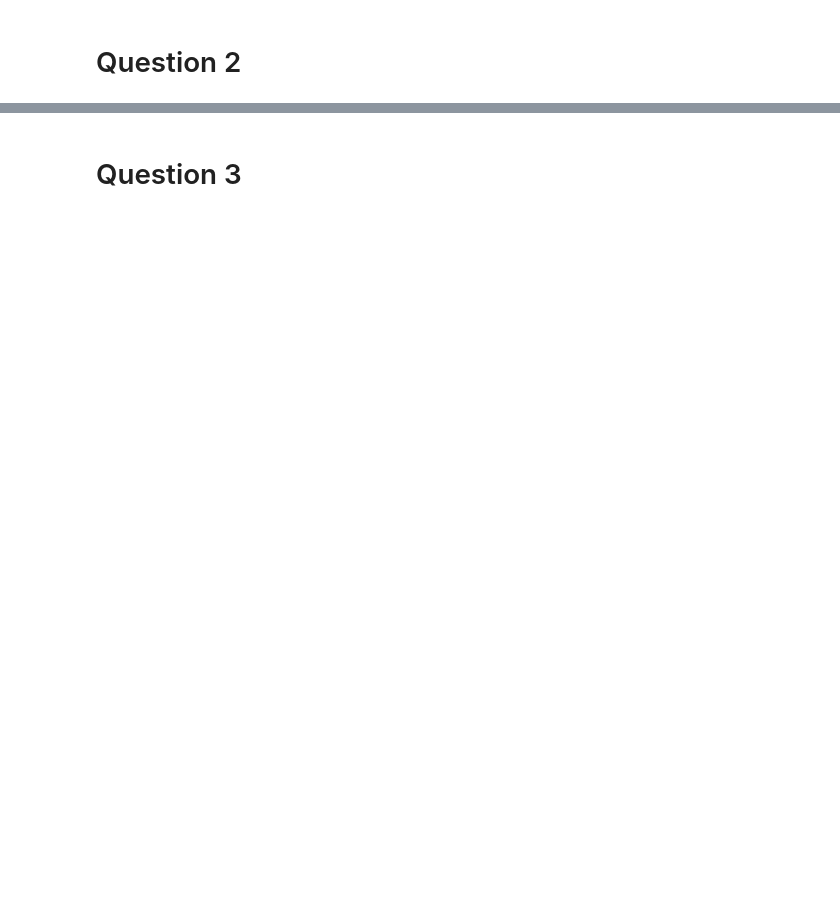
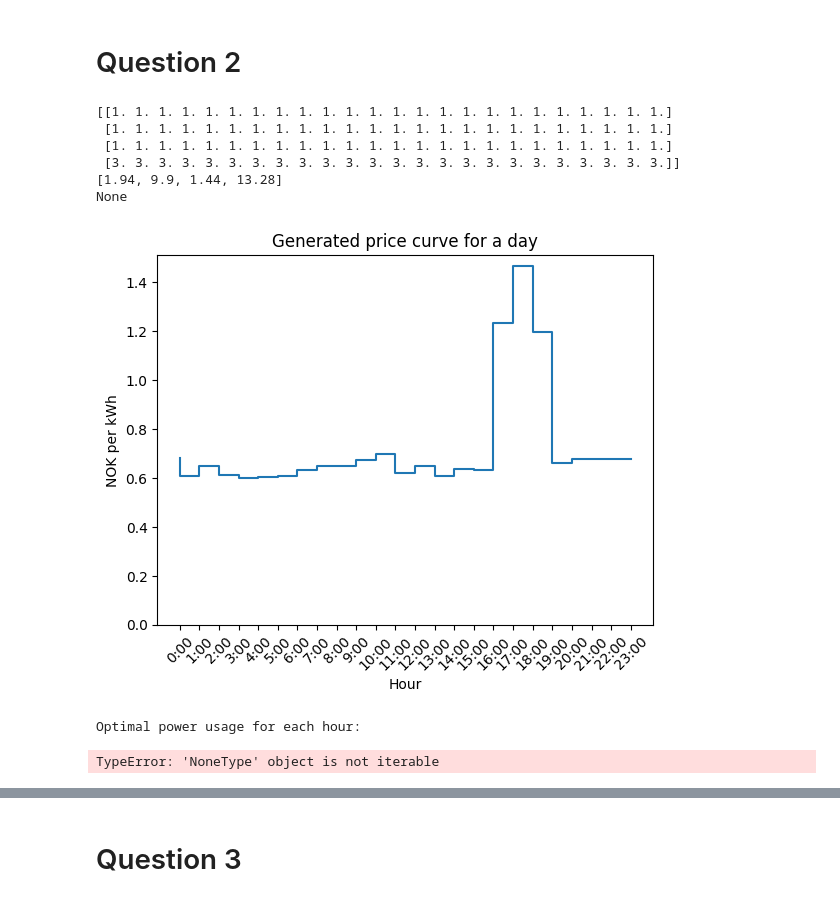
Before and after one commit to aishanbianshan/IN5410_a1, a Jupyter notebook: assignment1.ipynb, the cells around one changed output, grey strips where cells are left out. Drawn from its saved outputs; the diff is of its cells as text; code cells hidden in the pictures; blank space fills up the shorter version.

```diff
--- a/assignment1.ipynb
+++ b/assignment1.ipynb
@@ -115,2 +123,77 @@ plot_price_curve_vs_usage(costs, optimal_usage)
 # %% [markdown]
 # Question 2
+# %%
+# Constants
+peak_hours = range(17, 20)  # Peak hours from 5:00pm to 8:00pm
+
+# Power requirements and time constraints for each applicant
+applicants = [
+    # shiftable loads
+    {"power": 1.94, "hours": range(24)},  # A
+    {"power": 9.9, "hours": range(24)},  # B
+    {"power": 1.44, "hours": range(24)},  # C
+    # non-shiftable loads
+    {"power": 2, "hours": range(10, 20)},  # D
+    {"power": 9.5, "hours": range(17, 24)},  # E
+]
+
+shiftable_applicants = applicants[:3]
+non_shiftable_applicants = applicants[3:]
+
+# Objective function coefficients (RTP kWh)
+costs = [
+    random.uniform(1, 1.5) if i in peak_hours else random.uniform(0.6, 0.7)
+    for i in range(24)
+]
+
+# Construct the constraint matrix (each row represents an hour)
+A_eq = np.zeros((4, 24))  # 5 rows for each applicant and one for the total power usage
+for i, applicant in enumerate(shiftable_applicants):
+    for hour in applicant["hours"]:
+        A_eq[i, hour] = 1  # Assign 1 to the corresponding hours for each applicant
+
+
+# Define the right-hand side vector (power requirements)
+power_requirements = [applicant["power"] for applicant in shiftable_applicants]
+
+# add the sum of each coloumn to the last row of the A_eq matrix
+A_eq[3, :] = sum(A_eq[0:3, :])
+
+
+b_eq = power_requirements + [
+    sum(power_requirements)
+]  # Power requirements for each applicant and total power requirement
+
+
+# Solve the linear programming problem
+result = linprog(costs, A_eq=A_eq, b_eq=b_eq)
+
+# Extract the optimal power usage
+optimal_usage = result.x
+
+
+print(A_eq)
+# print(len(A_eq))
+print(b_eq)
+# print(len(b_eq))
+# print(costs)
+print(optimal_usage)
+plot_price_curve(costs)
+
+# Print the optimal power usage and total cost
+print("Optimal power usage for each hour:")
+for hour, usage in enumerate(optimal_usage):
+    print(f"Hour {hour}: {usage:.2f} kWh")
+print("Total cost:", result.fun, "dollars")
+
+plot_price_curve_vs_usage(costs, optimal_usage)
+# %% [output]
+[[1. 1. 1. 1. 1. 1. 1. 1. 1. 1. 1. 1. 1. 1. 1. 1. 1. 1. 1. 1. 1. 1. 1. 1.]
+ [1. 1. 1. 1. 1. 1. 1. 1. 1. 1. 1. 1. 1. 1. 1. 1. 1. 1. 1. 1. 1. 1. 1. 1.]
+ [1. 1. 1. 1. 1. 1. 1. 1. 1. 1. 1. 1. 1. 1. 1. 1. 1. 1. 1. 1. 1. 1. 1. 1.]
+ [3. 3. 3. 3. 3. 3. 3. 3. 3. 3. 3. 3. 3. 3. 3. 3. 3. 3. 3. 3. 3. 3. 3. 3.]]
+[1.94, 9.9, 1.44, 13.28]
+None
+[figure, added]
+Optimal power usage for each hour:
+TypeError: 'NoneType' object is not iterable
```
Also changed, not shown: parts of 9 cells of this notebook.
